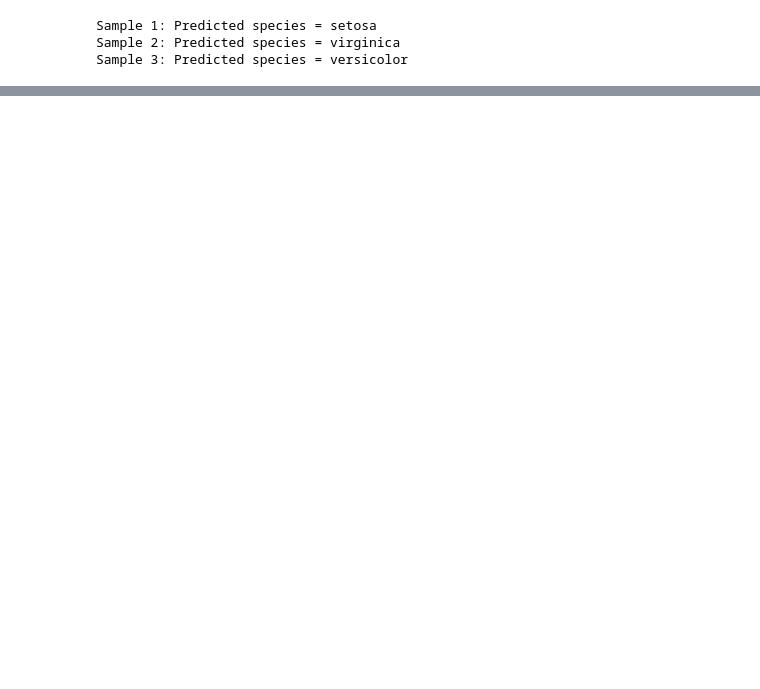
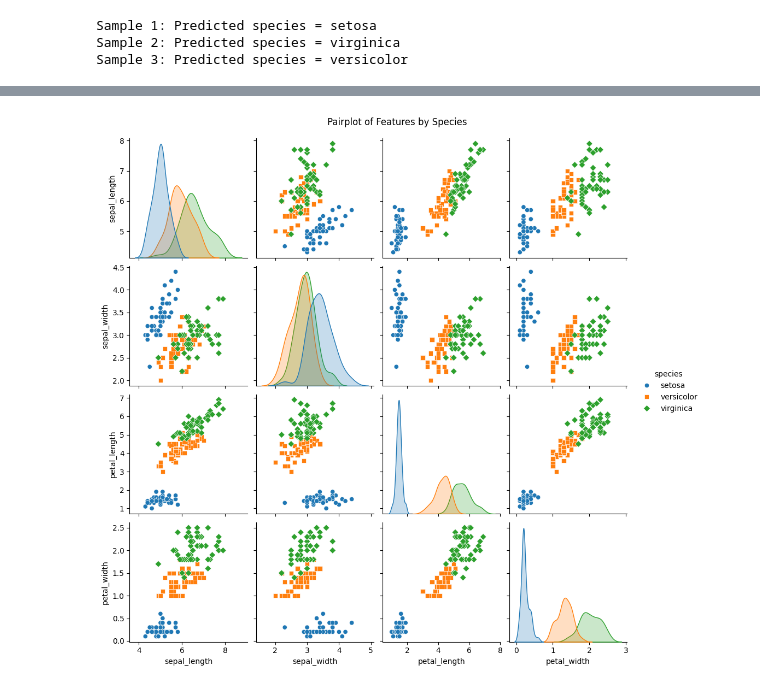
Before and after one commit to hamnasz/Internship_CodeVeda, a Jupyter notebook: Level 3/Task 3/main.ipynb, the cells around one changed output, grey strips where cells are left out. Cells and saved outputs as stored; diff of their text form; code cells hidden in the pictures; blank space fills up the shorter version.

```diff
--- a/Level 3/Task 3/main.ipynb
+++ b/Level 3/Task 3/main.ipynb
@@ -180,0 +193,6 @@ Sample 3: Predicted species = versicolor
+# %%
+sns.pairplot(df, hue='species', markers=["o", "s", "D"])
+plt.suptitle('Pairplot of Features by Species', y=1.02)
+plt.show()
+# %% [output]
+[figure, added]
```
Also changed, not shown: parts of 11 cells of this notebook, 1 other file.
